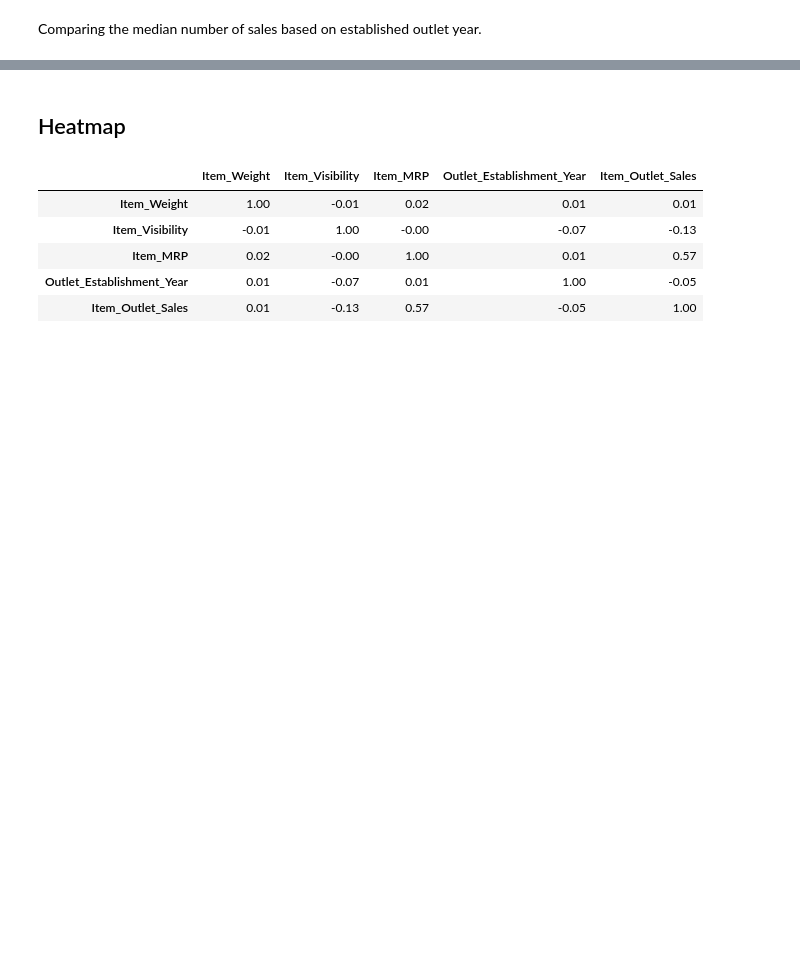
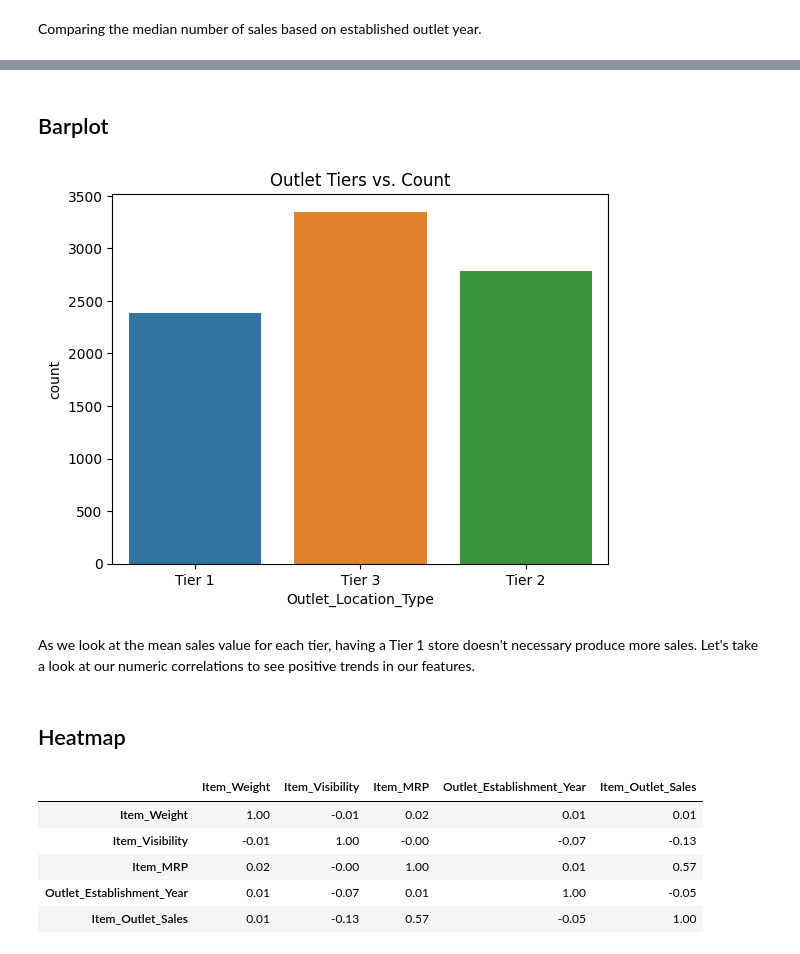
Before and after one commit to eckoecho/Prediction-of-Product-Sales, a Jupyter notebook: Prediction_of_Product_Sales.ipynb, the cells around one changed output, grey strips where cells are left out. Drawn from its saved outputs; the diff is of its cells as text; code cells hidden in the pictures; blank space fills up the shorter version.

```diff
--- a/Prediction_of_Product_Sales.ipynb
+++ b/Prediction_of_Product_Sales.ipynb
@@ -342,3 +395,12 @@ ax = sns.boxplot(df,y="Item_Outlet_Sales", x="Outlet_Establishment_Year")
+# %% [markdown]
+## Barplot
+# %%
+ax = sns.countplot(df, x="Outlet_Location_Type");
+ax.set_title("Outlet Tiers vs. Count");
+# %% [output]
+[figure, added]
+# %% [markdown]
+As we look at the mean sales value for each tier, having a Tier 1 store doesn't necessary produce more sales. Let's take a look at our numeric correlations to see positive trends in our features.
 # %% [markdown]
 ## Heatmap
 # %%
```
Also changed, not shown: parts of 53 cells of this notebook.
